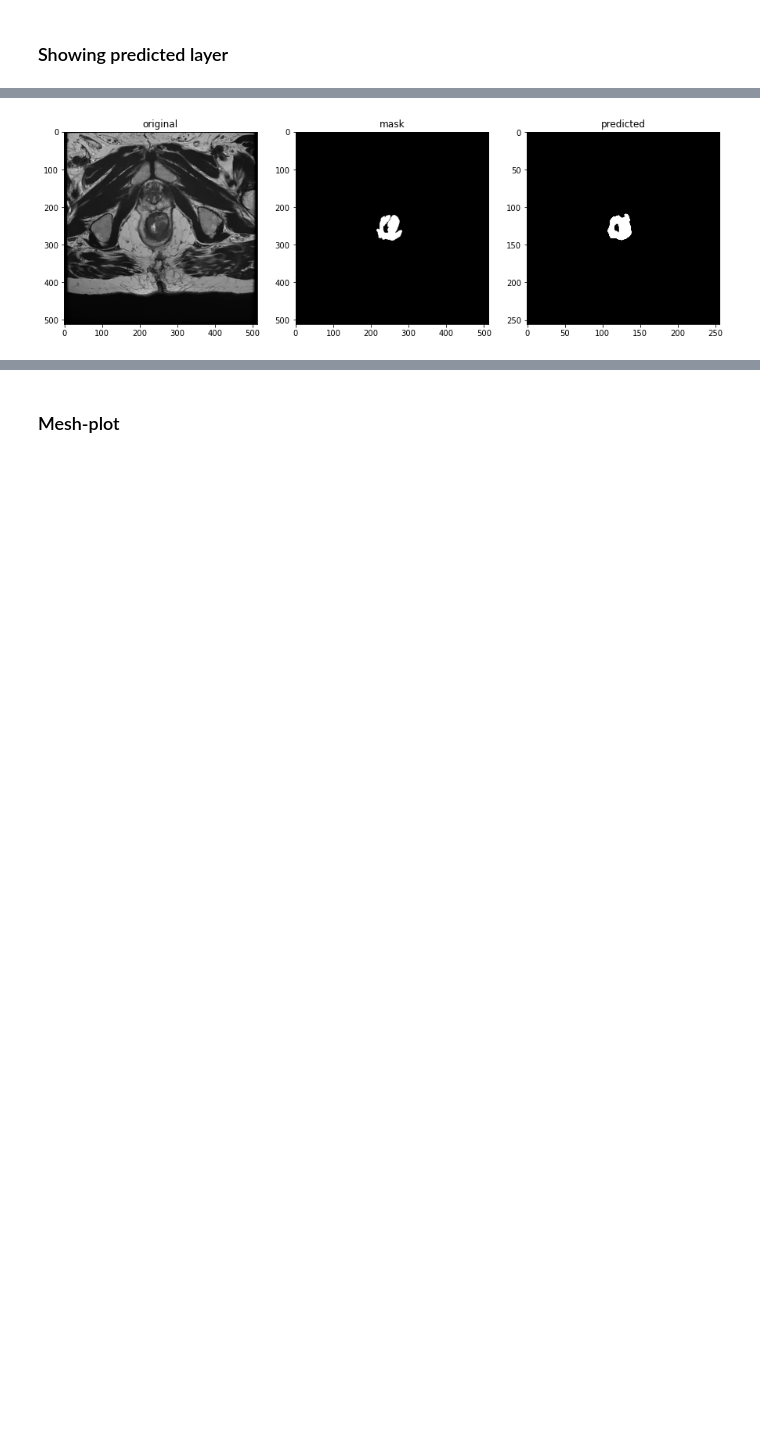
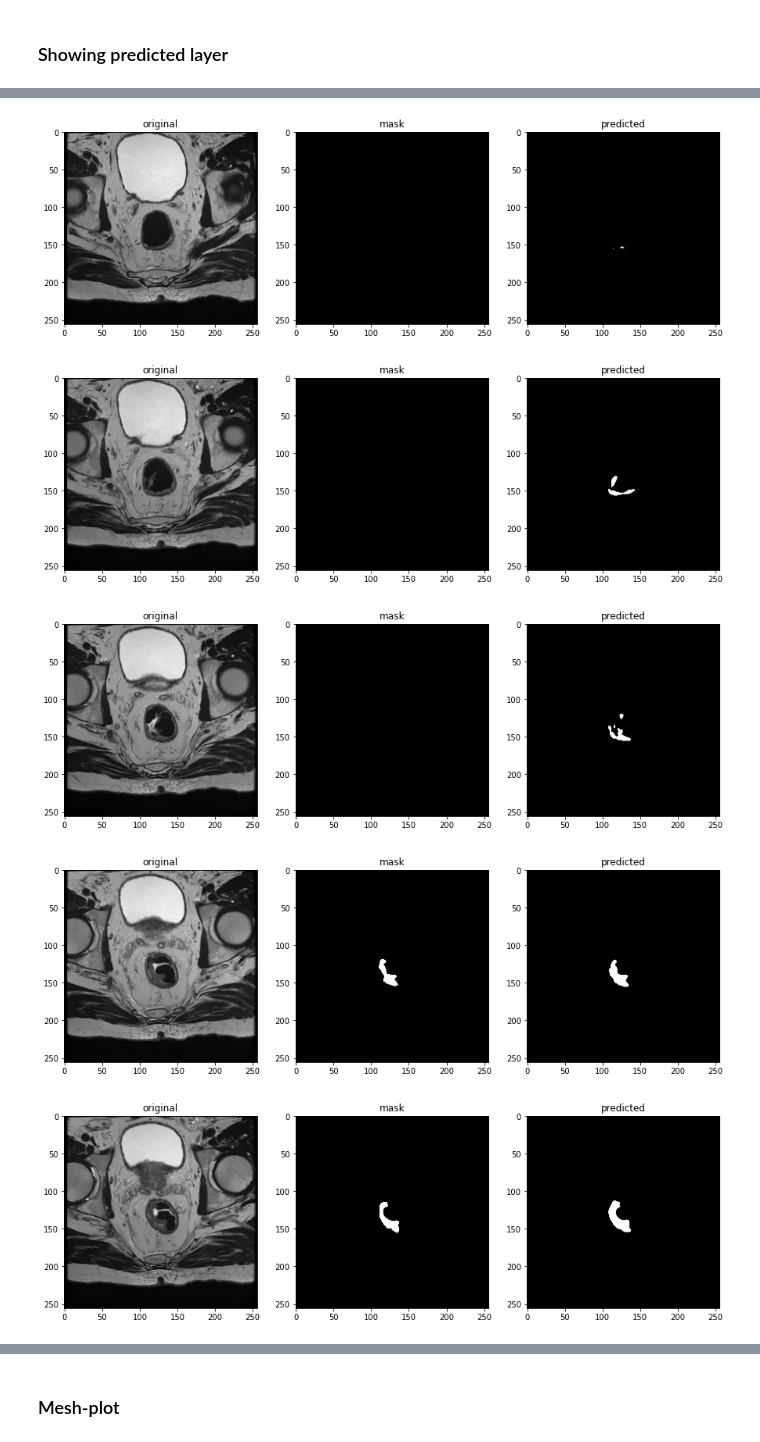
Before and after one commit to giuseppefilitto/img-segm, a Jupyter notebook: notebooks/3D-mesh.ipynb, the cells around one changed output, grey strips where cells are left out. Drawn from its saved outputs; the diff is of its cells as text; code cells hidden in the pictures; blank space fills up the shorter version.

```diff
--- a/notebooks/3D-mesh.ipynb
+++ b/notebooks/3D-mesh.ipynb
@@ -63,5 +63,6 @@ values = [ load_model(models_path[i], custom_objects=dependencies) for i, mod in
 models = dict(zip(keys, values))
 # %%
 test_model = values[0]
+print(f'model: {keys[0]}')
 
-predicted_images = predict_slices(slices, test_model, IMAGE_HEIGHT, IMAGE_WIDTH, 0.5)
+predicted_images = predict_slices(slices, test_model, IMAGE_HEIGHT, IMAGE_WIDTH, 0.5, dtype=np.uint8)
@@ -70,2 +73,7 @@ slices_of_masks = mask_slices(slices=slices, rois=rois)
+# %%
+slices_of_masks = mask_slices(slices=slices, rois=rois)
+masks_resized = resize_slices(slices=slices_of_masks, IMAGE_HEIGHT=IMAGE_HEIGHT, IMAGE_WIDTH=IMAGE_WIDTH, dtype=np.uint8)
+
+slices_resized = resize_slices(slices=slices, IMAGE_HEIGHT=IMAGE_HEIGHT, IMAGE_WIDTH=IMAGE_WIDTH)
 # %% [markdown]
 ### Showing predicted layer
@@ -72,10 +86,14 @@ slices_of_masks = mask_slices(slices=slices, rois=rois)
 # %%
-layer = 18
-original = slices[layer, : ,:]
-mask = slices_of_masks[layer, : ,:]
-predicted = predicted_images[layer, : ,:]
+layers = [0, 1, 2, 3, 4, 5, 6, 7, 8, 9, 12, 13, 14, 15, 16, 17, 18, 19]
 
-display_images([original, mask, predicted ],figsize=(15,5), titles=['original', 'mask', 'predicted'] )
-#explore_slice(slice=predicted_images, layer=layer)
+for i in layers:
+    original = slices_resized[i, ...]
+    mask = masks_resized[i, ...]
+    predicted = predicted_images[i, ...]
+    display_images([original, mask, predicted],figsize=(15,5), titles=['original', 'mask', 'predicted'])
 # %% [output]
-[figure, old version]
+[figure, new version]
+[figure, added]
+[figure, added]
+[figure, added]
+[figure, added]
```
Also changed, not shown: parts of 13 cells of this notebook, 1 other file.
